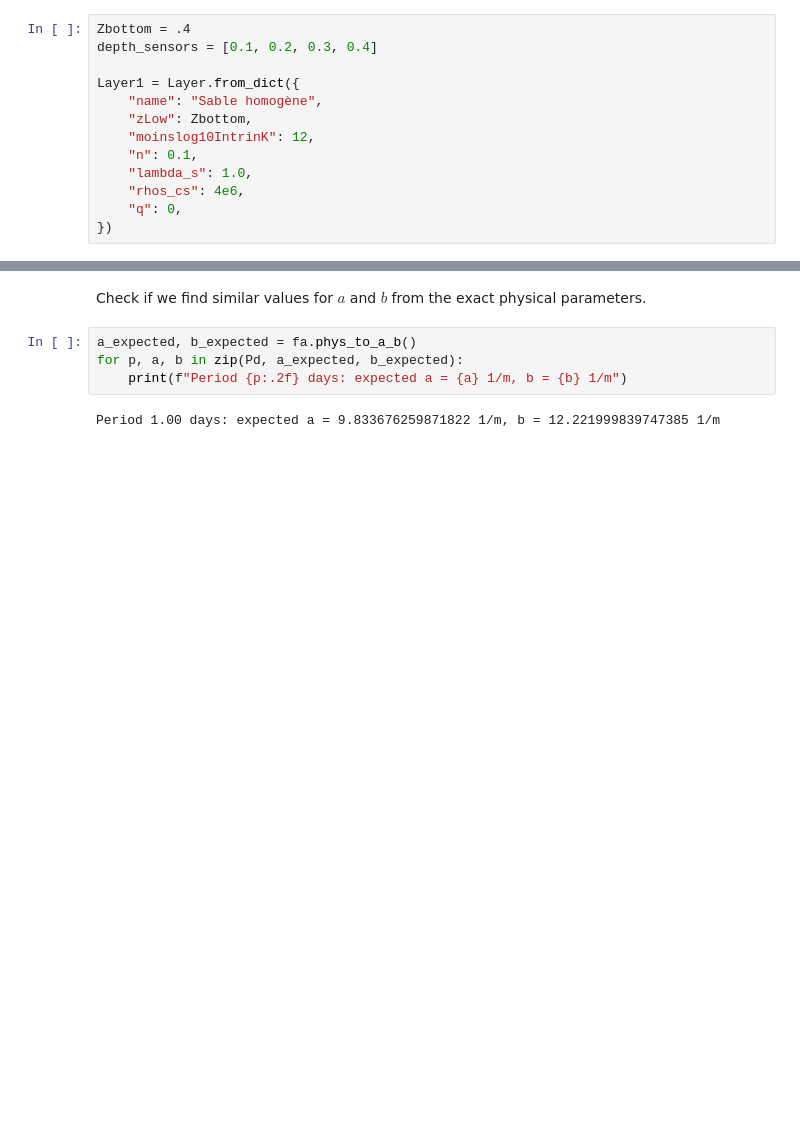
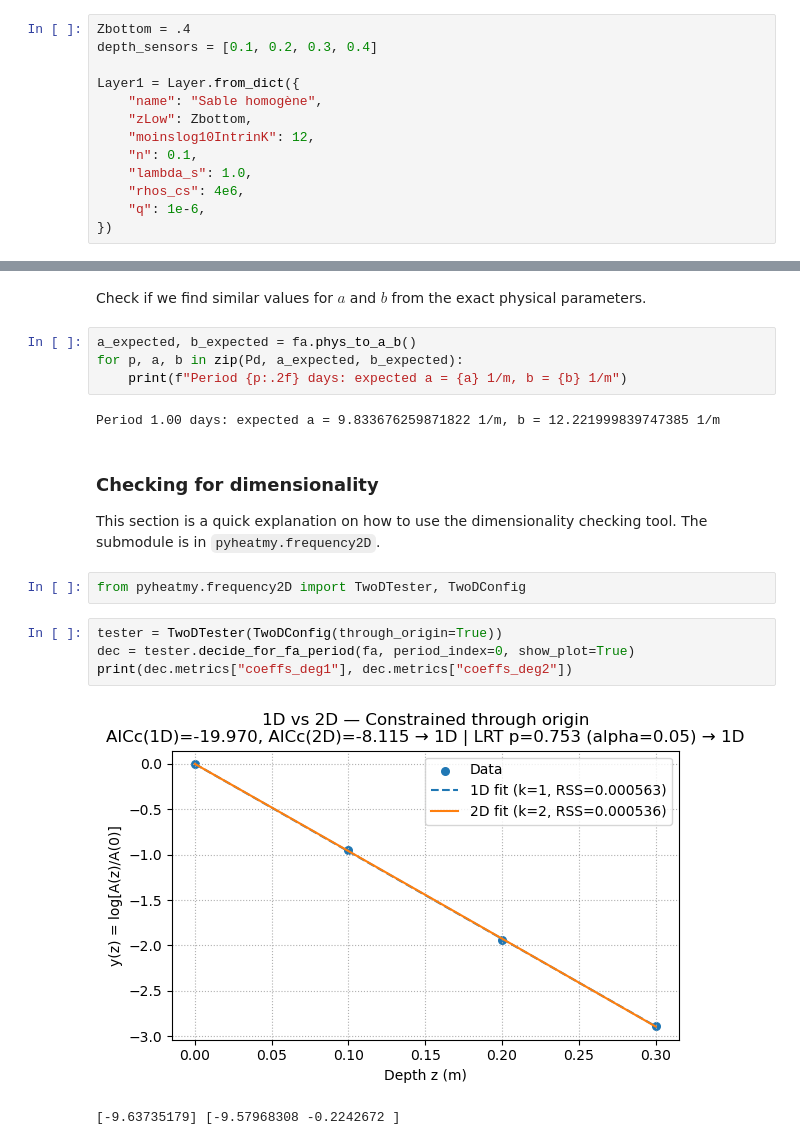
Before and after one commit to flipoyo/MOLONARI1D, a Jupyter notebook: freq_analysis/notebook_demo_frequentiel.ipynb, the cells around one changed output, grey strips where cells are left out. Cells and saved outputs as stored; diff of their text form; blank space fills up the shorter version.

```diff
--- a/freq_analysis/notebook_demo_frequentiel.ipynb
+++ b/freq_analysis/notebook_demo_frequentiel.ipynb
@@ -50,7 +50,7 @@ Layer1 = Layer.from_dict({
     "n": 0.1,
     "lambda_s": 1.0,
     "rhos_cs": 4e6,
-    "q": 0,
+    "q": 1e-6,
 })
 # %% [markdown]
 On initialise les paramètres de fenêtrage et de forçage temporel.
@@ -218,3 +218,16 @@ for p, a, b in zip(Pd, a_expected, b_expected):
     print(f"Period {p:.2f} days: expected a = {a} 1/m, b = {b} 1/m")
 # %% [output]
 Period 1.00 days: expected a = 9.833676259871822 1/m, b = 12.221999839747385 1/m
+# %% [markdown]
+### Checking for dimensionality
+
+This section is a quick explanation on how to use the dimensionality checking tool. The submodule is in `pyheatmy.frequency2D`.
+# %%
+from pyheatmy.frequency2D import TwoDTester, TwoDConfig
+# %%
+tester = TwoDTester(TwoDConfig(through_origin=True))
+dec = tester.decide_for_fa_period(fa, period_index=0, show_plot=True)
+print(dec.metrics["coeffs_deg1"], dec.metrics["coeffs_deg2"])
+# %% [output]
+[figure, added]
+[-9.63735179] [-9.57968308 -0.2242672 ]
```
Also changed, not shown: parts of 4 cells of this notebook, 1 other file.
